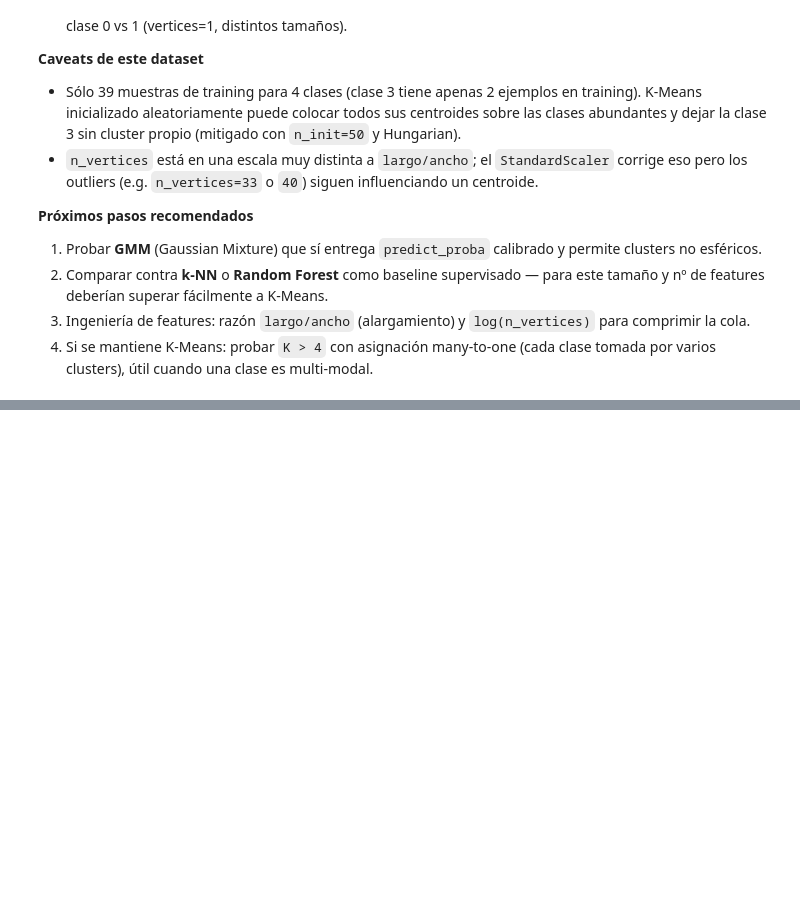
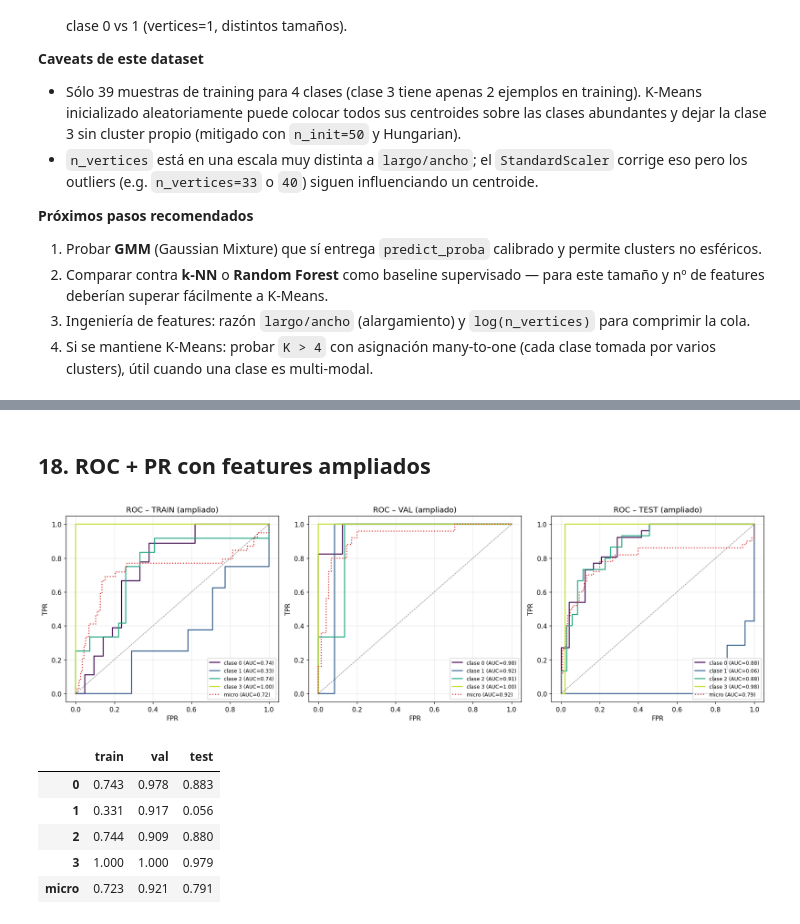
Before and after one commit to DavidJHub/minEnt, a Jupyter notebook: HOJAS_kmeans_clasificacion.ipynb, the cells around one changed output, grey strips where cells are left out. Saved outputs shown, nothing was run; the diff lists cells and outputs as text; code cells hidden in the pictures; blank space fills up the shorter version.

```diff
--- a/HOJAS_kmeans_clasificacion.ipynb
+++ b/HOJAS_kmeans_clasificacion.ipynb
@@ -505,0 +676,22 @@ C50           1    6.0    3.5      1        0     0    False     0.4640     0.12
+# %% [markdown]
+## 18. ROC + PR con features ampliados
+# %%
+fig, axes = plt.subplots(1, 3, figsize=(16, 5))
+auc_train_e = plot_roc(axes[0], y_train, P_tr_e,   classes, "ROC – TRAIN (ampliado)")
+auc_val_e   = plot_roc(axes[1], y_val,   P_val_e,  classes, "ROC – VAL (ampliado)")
+auc_test_e  = plot_roc(axes[2], y_test,  P_test_e, classes, "ROC – TEST (ampliado)")
+fig.tight_layout()
+fig.savefig(OUT2 / "roc_curves.png", dpi=200, bbox_inches="tight")
+plt.show()
+
+auc_df_e = pd.DataFrame({"train": auc_train_e, "val": auc_val_e, "test": auc_test_e}).round(3)
+auc_df_e.to_csv(OUT2 / "auc_por_clase.csv")
+auc_df_e
+# %% [output]
+[figure, added]
+|  | train | val | test |
+| 0 | 0.743 | 0.978 | 0.883 |
+| 1 | 0.331 | 0.917 | 0.056 |
+| 2 | 0.744 | 0.909 | 0.880 |
+| 3 | 1.000 | 1.000 | 0.979 |
+| micro | 0.723 | 0.921 | 0.791 |
```
Also changed, not shown: parts of 17 cells of this notebook, 11 other files.
